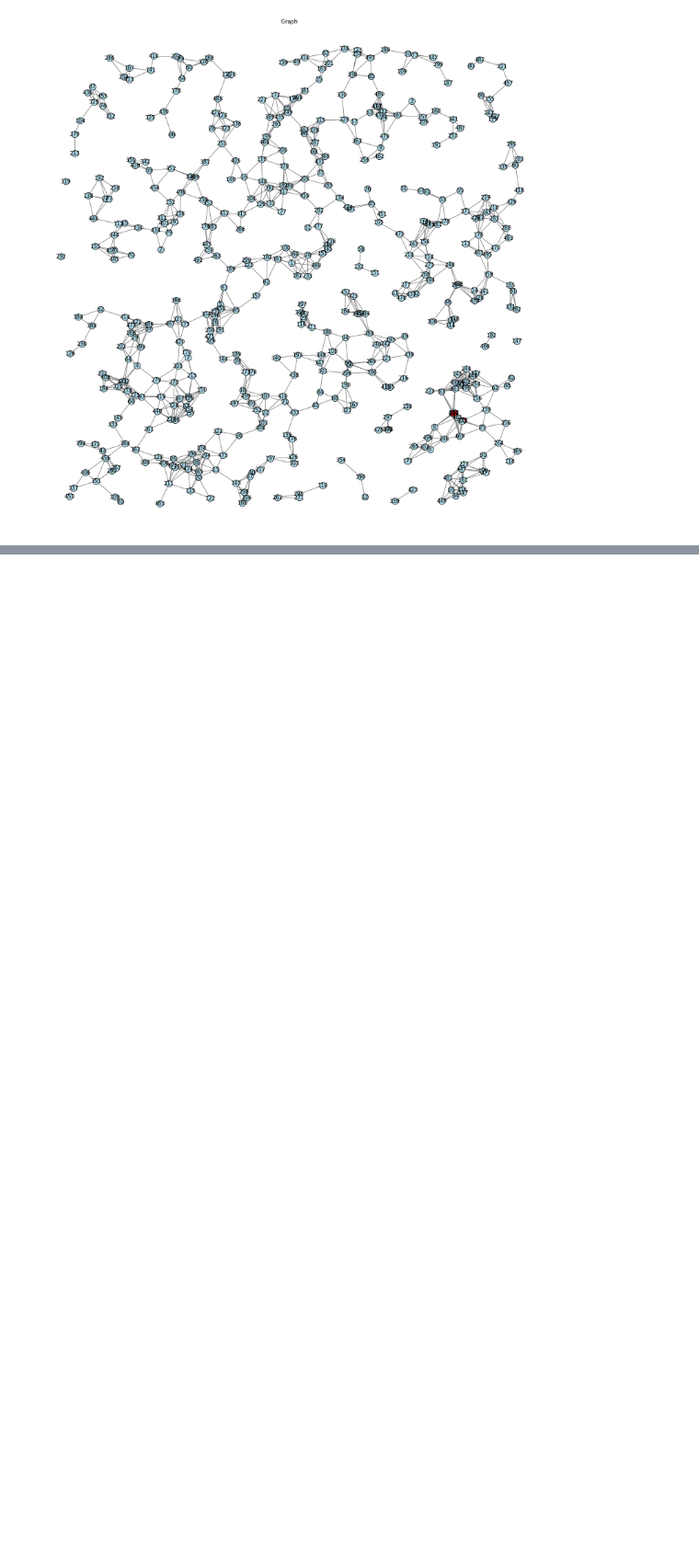
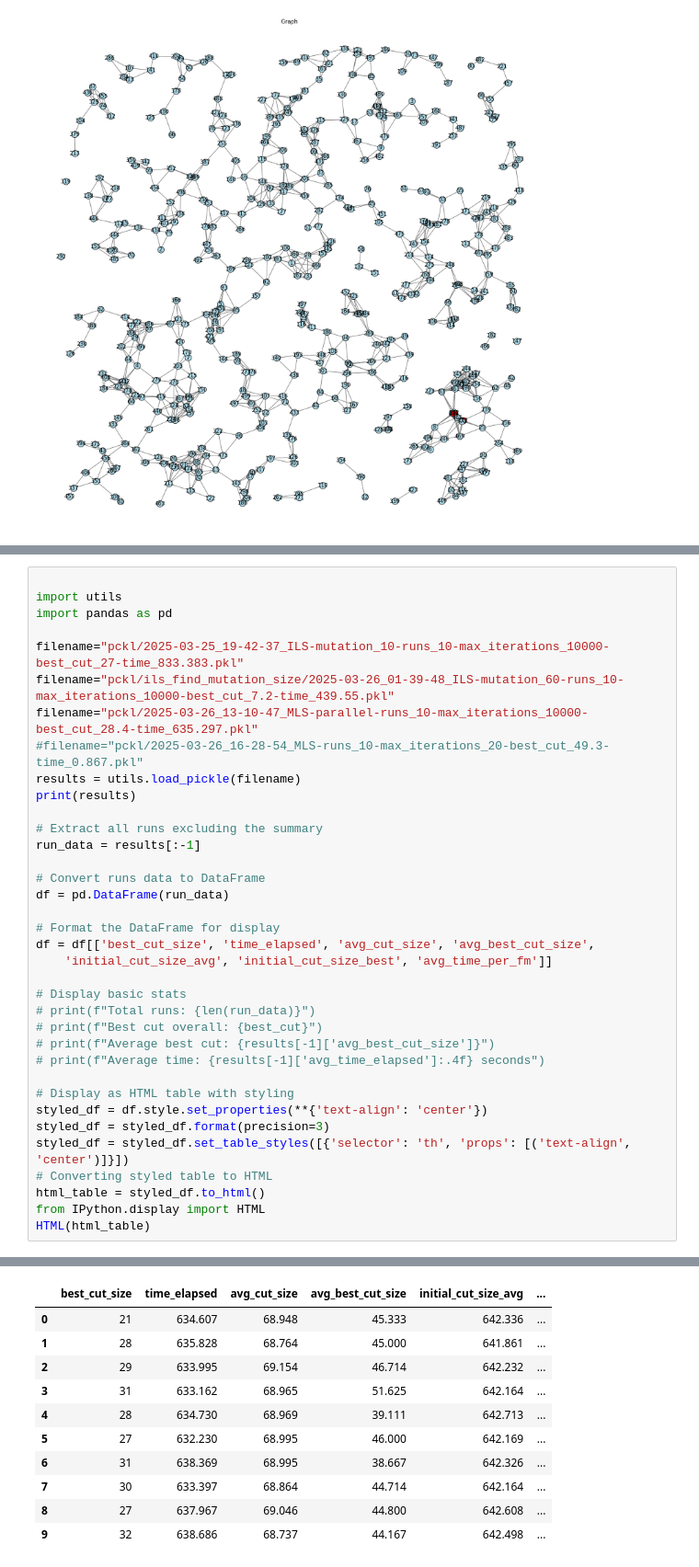
Before and after one commit to Cem-Kaya/Evo_Comp_Assignment_2, a Jupyter notebook: z_draft.ipynb, the cells around one changed output, grey strips where cells are left out. Shown at 92% size. Saved outputs shown, nothing was run; the diff lists cells and outputs as text; blank space fills up the shorter version.

Commit message:
MLS results

```diff
--- a/z_draft.ipynb
+++ b/z_draft.ipynb
@@ -77,0 +44,37 @@ MLS - 2. Best Cut: 40. Elapsed: 1.337.
+# %%
+
+import utils
+import pandas as pd
+
+filename="pckl/2025-03-25_19-42-37_ILS-mutation_10-runs_10-max_iterations_10000-best_cut_27-time_833.383.pkl"
+filename="pckl/ils_find_mutation_size/2025-03-26_01-39-48_ILS-mutation_60-runs_10-max_iterations_10000-best_cut_7.2-time_439.55.pkl"
+filename="pckl/2025-03-26_13-10-47_MLS-parallel-runs_10-max_iterations_10000-best_cut_28.4-time_635.297.pkl"
+#filename="pckl/2025-03-26_16-28-54_MLS-runs_10-max_iterations_20-best_cut_49.3-time_0.867.pkl"
+results = utils.load_pickle(filename)
+print(results)
+
+# Extract all runs excluding the summary
+run_data = results[:-1]
+
+# Convert runs data to DataFrame
+df = pd.DataFrame(run_data)
+
+# Format the DataFrame for display
+df = df[['best_cut_size', 'time_elapsed', 'avg_cut_size', 'avg_best_cut_size',
+    'initial_cut_size_avg', 'initial_cut_size_best', 'avg_time_per_fm']]
+
+# Display basic stats
+# print(f"Total runs: {len(run_data)}")
+# print(f"Best cut overall: {best_cut}")
+# print(f"Average best cut: {results[-1]['avg_best_cut_size']}")
+# print(f"Average time: {results[-1]['avg_time_elapsed']:.4f} seconds")
+
+# Display as HTML table with styling
+styled_df = df.style.set_properties(**{'text-align': 'center'})
+styled_df = styled_df.format(precision=3)
+styled_df = styled_df.set_table_styles([{'selector': 'th', 'props': [('text-align', 'center')]}])
+# Converting styled table to HTML
+html_table = styled_df.to_html()
+from IPython.display import HTML
+HTML(html_table)
+# %% [output]
@@ -77,0 +82,11 @@ MLS - 2. Best Cut: 40. Elapsed: 1.337.
+|  | best_cut_size | time_elapsed | avg_cut_size | avg_best_cut_size | initial_cut_size_avg | ... |
+| 0 | 21 | 634.607 | 68.948 | 45.333 | 642.336 | ... |
+| 1 | 28 | 635.828 | 68.764 | 45.000 | 641.861 | ... |
+| 2 | 29 | 633.995 | 69.154 | 46.714 | 642.232 | ... |
+| 3 | 31 | 633.162 | 68.965 | 51.625 | 642.164 | ... |
+| 4 | 28 | 634.730 | 68.969 | 39.111 | 642.713 | ... |
+| 5 | 27 | 632.230 | 68.995 | 46.000 | 642.169 | ... |
+| 6 | 31 | 638.369 | 68.995 | 38.667 | 642.326 | ... |
+| 7 | 30 | 633.397 | 68.864 | 44.714 | 642.164 | ... |
+| 8 | 27 | 637.967 | 69.046 | 44.800 | 642.608 | ... |
+| 9 | 32 | 638.686 | 68.737 | 44.167 | 642.498 | ... |
```
Also changed, not shown: parts of 3 cells of this notebook, 6 other files.
